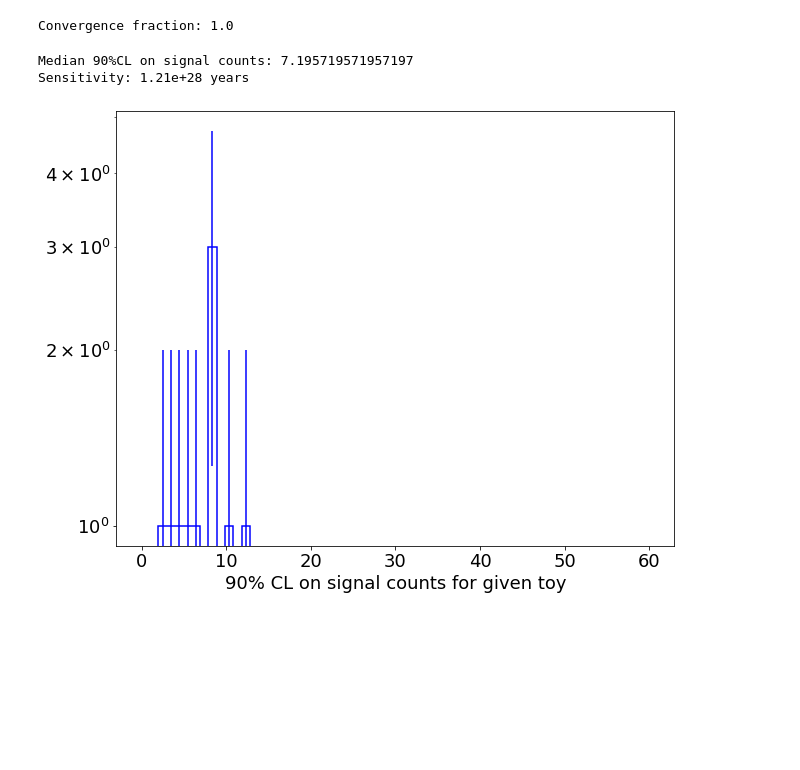
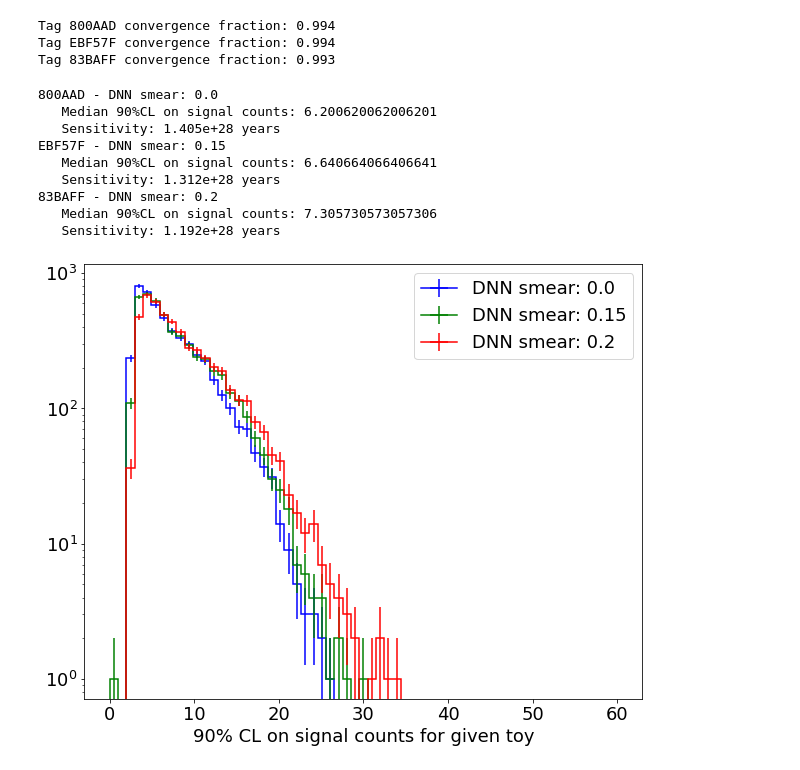
Before and after one commit to YMTheory/sensitivity, a Jupyter notebook: work/SensitivityPaper2020_scripts/MultivariationStudy/multivar analysis.ipynb, the cells around one changed output. Saved outputs shown, nothing was run; the diff lists cells and outputs as text; code cells hidden in the pictures; blank space fills up the shorter version.

```diff
--- a/work/SensitivityPaper2020_scripts/MultivariationStudy/multivar analysis.ipynb
+++ b/work/SensitivityPaper2020_scripts/MultivariationStudy/multivar analysis.ipynb
@@ -31,4 +48,5 @@ df = pd.read_hdf(outputdir/filename)
 # %%
+df = dfdict['EBF57F']
 df.head()
 # %% [output]
 |  | num_signal | lambda | fixed_fit_converged | fixed_fit_acc_covar | 90CL_crossing | num_iterations | ... |
@@ -44,17 +62,20 @@ Number of Toys: 10
 # %%
 # Compute the convergence fraction
-good_fit_mask = []
-for index,row in df.iterrows():
-    if np.sum(row['fixed_fit_acc_covar']) < len(row['fixed_fit_acc_covar'])-2 \
-        or not row['best_fit_covar'] \
-        or row['90CL_crossing'] < 0.01\
-        or row['best_fit_nll'] > 0.:
-        good_fit_mask.append(False)
-    else:
-        good_fit_mask.append(True)
-print(f'Convergence fraction: {np.sum(good_fit_mask)/len(df):3.3}')
+for tag, df in dfdict.items():
+    good_fit_mask = []
+    for index,row in df.iterrows():
+        if np.sum(row['fixed_fit_acc_covar']) < len(row['fixed_fit_acc_covar'])-2 \
+            or not row['best_fit_covar'] \
+            or row['90CL_crossing'] < 0.01\
+            or row['best_fit_nll'] > 0.:
+            good_fit_mask.append(False)
+        else:
+            good_fit_mask.append(True)
+    print(f'Tag {tag} convergence fraction: {np.sum(good_fit_mask)/len(df):3.3}')
 # %% [output]
-Convergence fraction: 1.0
+Tag 800AAD convergence fraction: 0.994
+Tag EBF57F convergence fraction: 0.994
+Tag 83BAFF convergence fraction: 0.993
 # %%
 def ComputeHalflifeFromNumCounts( counts ):
     '''Returns the half life which would give (on average) the input number of signal counts'''
@@ -68,17 +89,33 @@ def ComputeHalflifeFromNumCounts( counts ):
     return FidMass*1.e3 / AtomicMass * N_A * EnrichmentFraction * Livetime * \
             SigEfficiency * np.log(2) / counts
 # %%
-h = Hist.new.Regular(61, 0, 60, name="signal_counts").Double()
-h.fill(df['90CL_crossing'].loc[good_fit_mask])
-median = np.median(df['90CL_crossing'].loc[good_fit_mask])
-print(f'Median 90%CL on signal counts: {median}')
-print(f'Sensitivity: {ComputeHalflifeFromNumCounts(median):.2e} years')
+median_dict = {}
+sens_dict = {}
+fig, ax = plt.subplots()
+for tag, df in dfdict.items():
+    h = Hist.new.Regular(61, 0, 60, name="signal_counts").Double()
+    values = df['90CL_crossing'].loc[good_fit_mask]
+    h.fill(values)
+    median = np.median(values)
+    median_dict[tag] = median
+    sens_dict[tag] = ComputeHalflifeFromNumCounts(median)
+    print(f'{tag} - DNN smear: {tag_dnn_dict[tag]}')
+    print(f'   Median 90%CL on signal counts: {median}')
+    print(f'   Sensitivity: {sens_dict[tag]:.3e} years')
 
-fig, ax = plt.subplots()
-h.plot1d(ax=ax)
+    h.plot1d(ax=ax, label=f'DNN smear: {tag_dnn_dict[tag]}')
+
+plt.legend()
 plt.xlabel('90% CL on signal counts for given toy')
 plt.yscale('log')
 # %% [output]
-Median 90%CL on signal counts: 7.195719571957197
-Sensitivity: 1.21e+28 years
+800AAD - DNN smear: 0.0
+   Median 90%CL on signal counts: 6.200620062006201
+   Sensitivity: 1.405e+28 years
+EBF57F - DNN smear: 0.15
+   Median 90%CL on signal counts: 6.640664066406641
+   Sensitivity: 1.312e+28 years
+83BAFF - DNN smear: 0.2
+   Median 90%CL on signal counts: 7.305730573057306
+   Sensitivity: 1.192e+28 years
-[figure, old version]
+[figure, new version]
```
Also changed, not shown: parts of 5 cells of this notebook.
